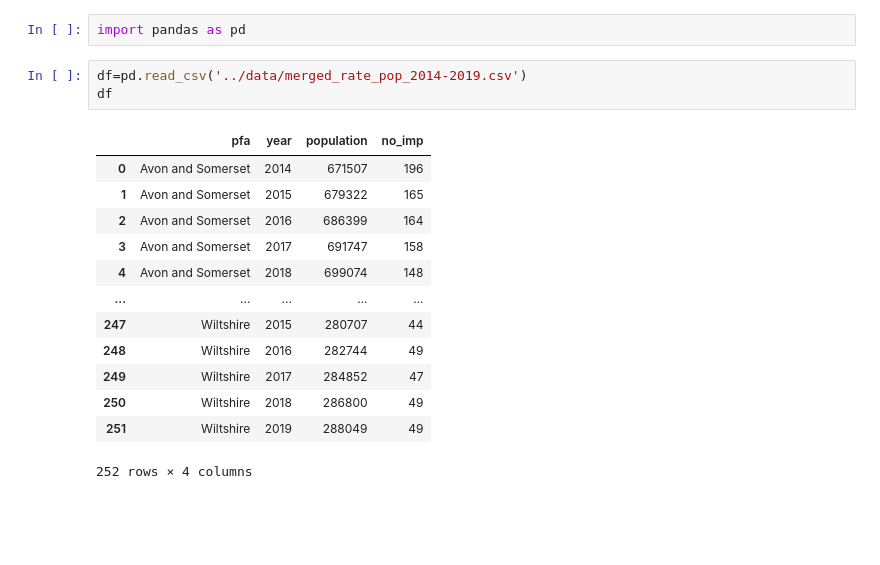
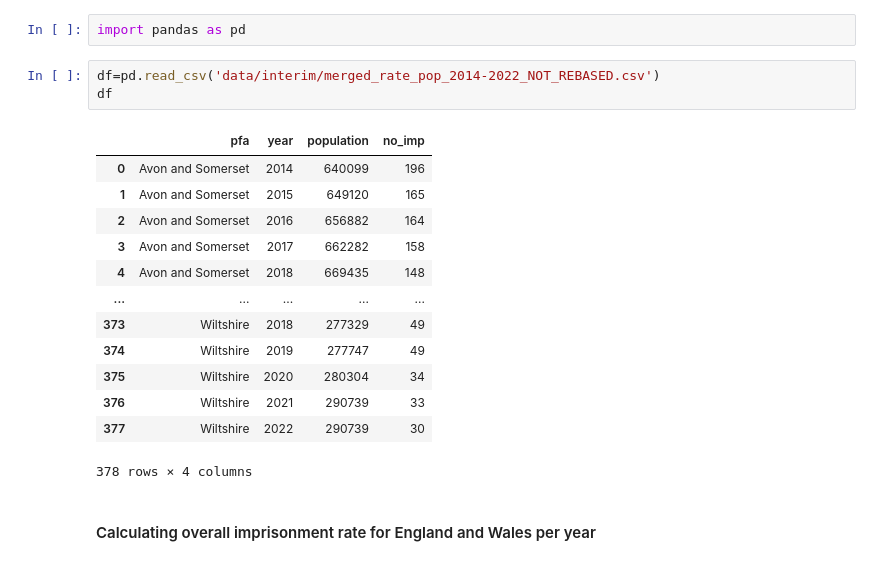
Before and after one commit to Prison-Reform-Trust/womens-imprisonment-PFA, a Jupyter notebook: notebooks/PFA_imprisonment_rates_2014-2022.ipynb, the cells around one changed output. Saved outputs shown, nothing was run; the diff lists cells and outputs as text; blank space fills up the shorter version.

Commit message:
updated to 2022 data

```diff
--- a/notebooks/PFA_imprisonment_rates_2014-2022.ipynb
+++ b/notebooks/PFA_imprisonment_rates_2014-2022.ipynb
@@ -6,19 +6,21 @@
 # %%
 import pandas as pd
 # %%
-df=pd.read_csv('../data/merged_rate_pop_2014-2019.csv')
+df=pd.read_csv('data/interim/merged_rate_pop_2014-2022_NOT_REBASED.csv')
 df
 # %% [output]
 |  | pfa | year | population | no_imp |
-| 0 | Avon and Somerset | 2014 | 671507 | 196 |
-| 1 | Avon and Somerset | 2015 | 679322 | 165 |
-| 2 | Avon and Somerset | 2016 | 686399 | 164 |
-| 3 | Avon and Somerset | 2017 | 691747 | 158 |
-| 4 | Avon and Somerset | 2018 | 699074 | 148 |
+| 0 | Avon and Somerset | 2014 | 640099 | 196 |
+| 1 | Avon and Somerset | 2015 | 649120 | 165 |
+| 2 | Avon and Somerset | 2016 | 656882 | 164 |
+| 3 | Avon and Somerset | 2017 | 662282 | 158 |
+| 4 | Avon and Somerset | 2018 | 669435 | 148 |
 | ... | ... | ... | ... | ... |
-| 247 | Wiltshire | 2015 | 280707 | 44 |
-| 248 | Wiltshire | 2016 | 282744 | 49 |
-| 249 | Wiltshire | 2017 | 284852 | 47 |
-| 250 | Wiltshire | 2018 | 286800 | 49 |
-| 251 | Wiltshire | 2019 | 288049 | 49 |
+| 373 | Wiltshire | 2018 | 277329 | 49 |
+| 374 | Wiltshire | 2019 | 277747 | 49 |
+| 375 | Wiltshire | 2020 | 280304 | 34 |
+| 376 | Wiltshire | 2021 | 290739 | 33 |
+| 377 | Wiltshire | 2022 | 290739 | 30 |
-252 rows × 4 columns
+378 rows × 4 columns
+# %% [markdown]
+#### Calculating overall imprisonment rate for England and Wales per year
```
Also changed, not shown: parts of 26 cells of this notebook.
